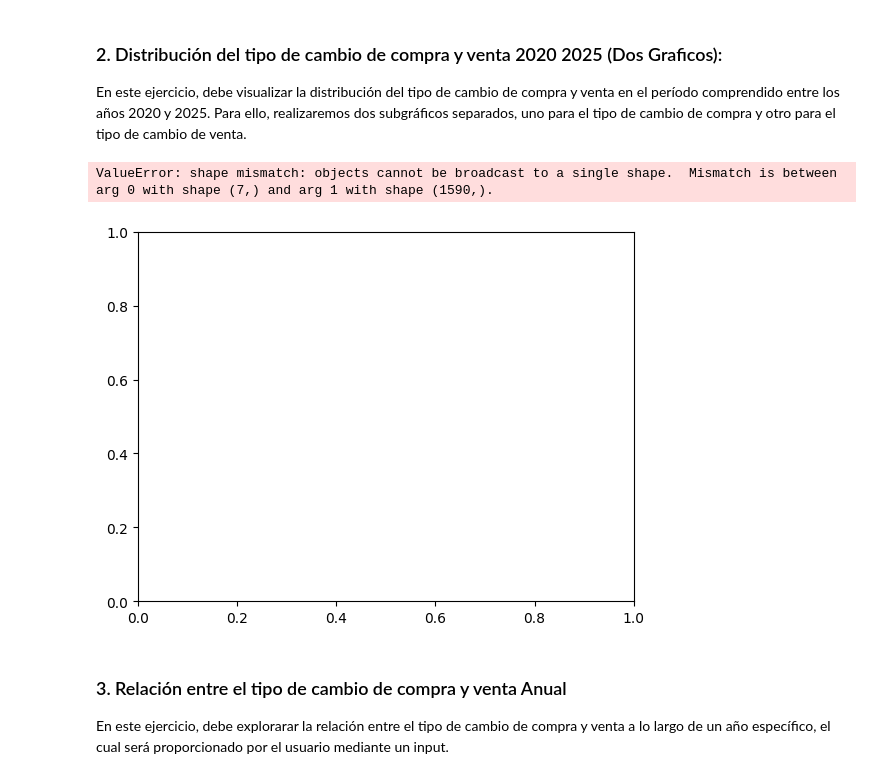
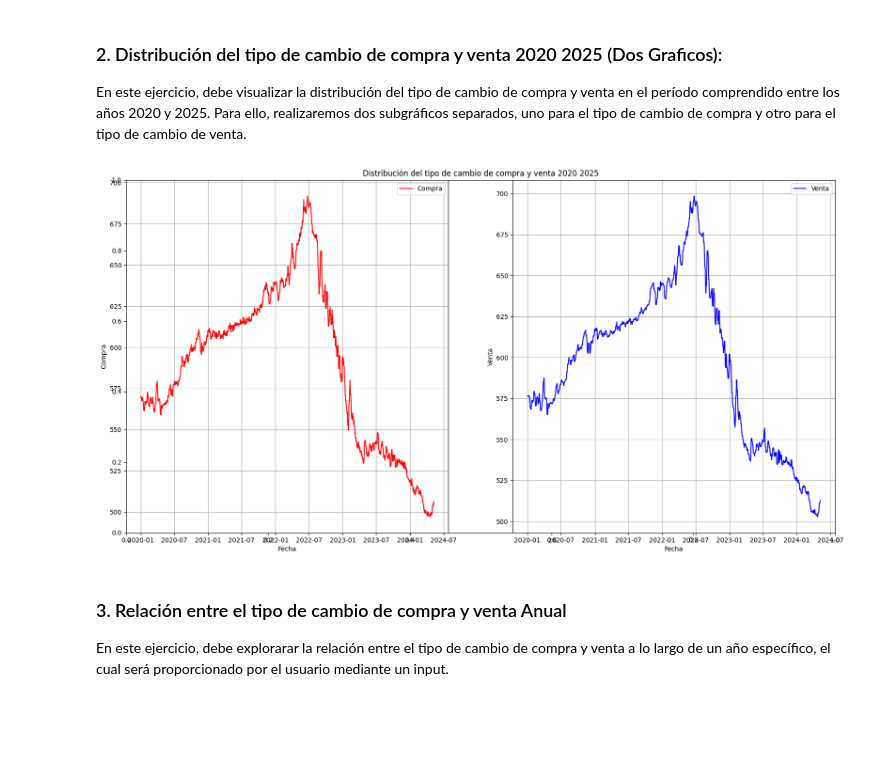
Before and after one commit to ajmenaa/phyton_basico_ICAI, a Jupyter notebook: Estudiantes/Orlando_Salazar/10_Matplotlib/Practica_9.ipynb, the cells around one changed output. Saved outputs shown, nothing was run; the diff lists cells and outputs as text; code cells hidden in the pictures; blank space fills up the shorter version.

```diff
--- a/Estudiantes/Orlando_Salazar/10_Matplotlib/Practica_9.ipynb
+++ b/Estudiantes/Orlando_Salazar/10_Matplotlib/Practica_9.ipynb
@@ -172,23 +172,41 @@ En este ejercicio, debe visualizar la distribución del tipo de cambio de compra
 # %%
 #
 data2 = data[(data['DIA'].dt.year >= 2020) & (data['DIA'].dt.year <= 2025)]
 
 # Selección de fechas
 fechas = data2["DIA"]
 
 # Tipo de cambio de compra
 tipo_cambio_compra = data2["COMPRA"]
 
 # Tipo de cambio de venta
 tipo_cambio_venta = data2["VENTA"]
 
-plt.bar(range(7),tipo_cambio_compra)
-#plt.xticks(range(7),fechas,rotation=60)
 
+plt.rcParams["figure.figsize"] = (20,10)  # pulgadas de ancho y alto
+plt.title("Distribución del tipo de cambio de compra y venta 2020 2025")
+
+# Tabla 1x2 y dibujaremos en la celda 1
+plt.subplot(1, 2, 1)
+plt.plot(fechas, tipo_cambio_compra, label="Compra", color="red")
+plt.xlabel("Fecha")
+plt.ylabel("Compra")
+plt.legend()
+plt.grid(True)
+
+
+# Tabla 1x2 y dibujaremos en la celda 2
+plt.subplot(1, 2, 2)
+plt.plot(fechas, tipo_cambio_venta, label="Venta", color="blue")
+plt.xlabel("Fecha")
+plt.ylabel("Venta")
+plt.legend()
+plt.grid(True)
+
+# Dibujamos el conjunto
 plt.show()
 # %% [output]
-ValueError: shape mismatch: objects cannot be broadcast to a single shape.  Mismatch is between arg 0 with shape (7,) and arg 1 with shape (1590,).
-[figure, old version]
+[figure, new version]
 # %% [markdown]
 ### 3. Relación entre el tipo de cambio de compra y venta Anual
 
```
Also changed, not shown: parts of 2 cells of this notebook.
